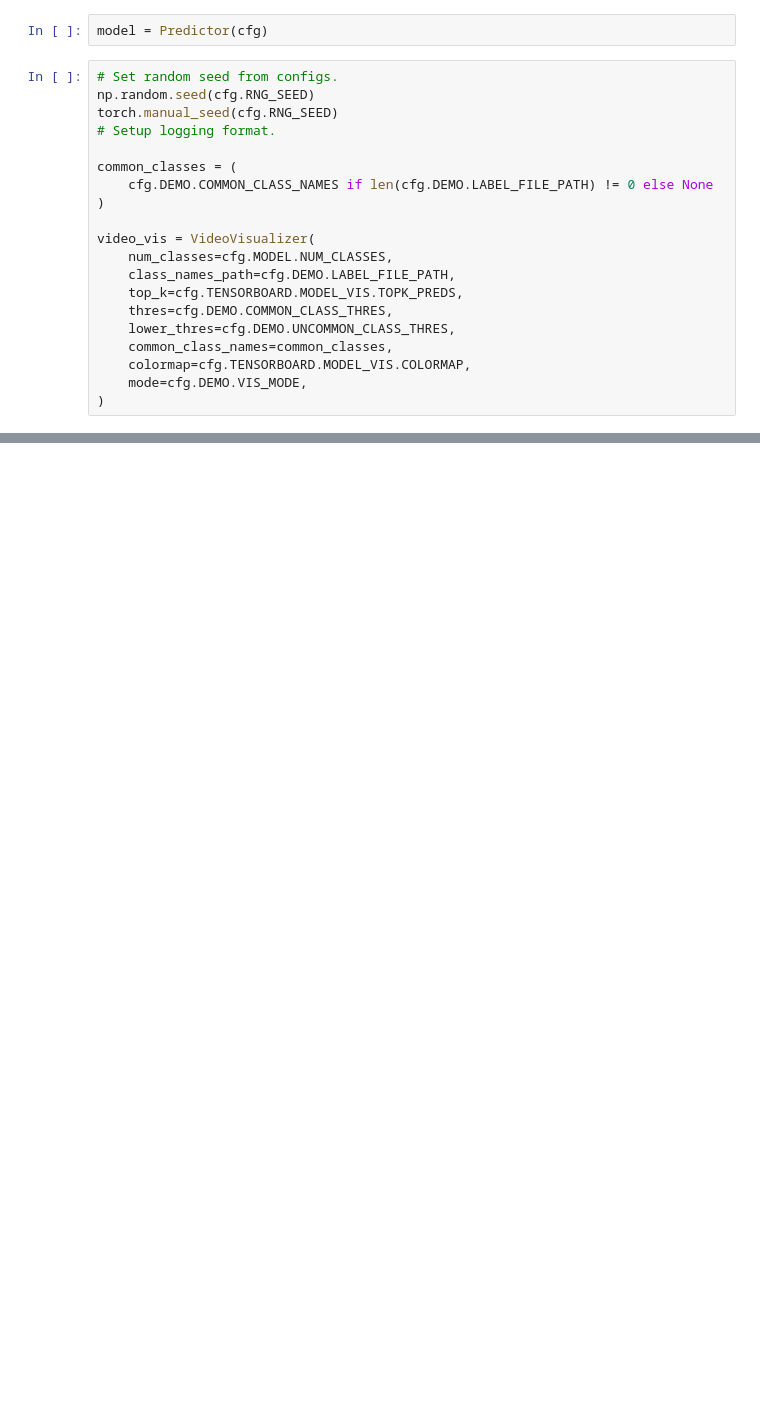
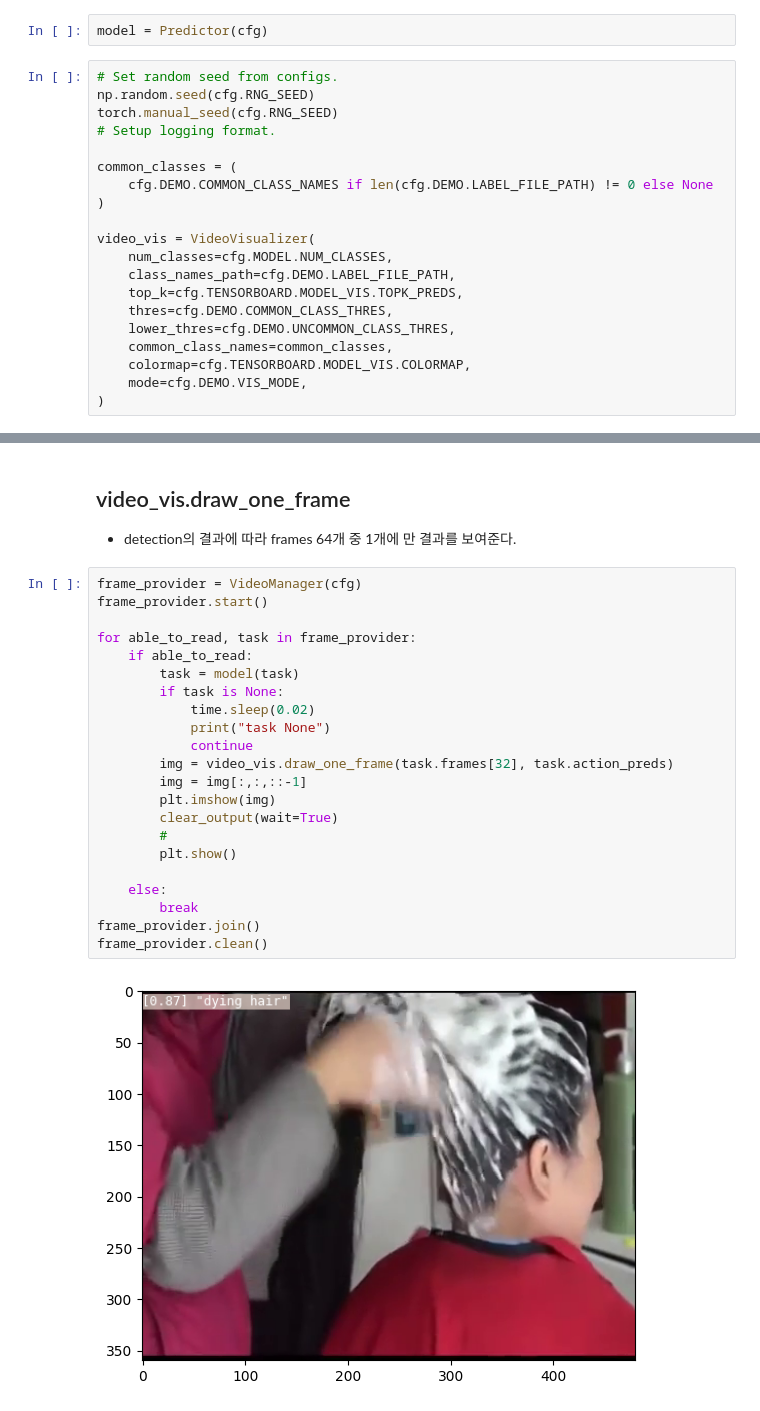
Before and after one commit to trackings-besthwang/SlowFast, a Jupyter notebook: demo/demo_k400.ipynb, the cells around one changed output, grey strips where cells are left out. Saved outputs shown, nothing was run; the diff lists cells and outputs as text; blank space fills up the shorter version.

```diff
--- a/demo/demo_k400.ipynb
+++ b/demo/demo_k400.ipynb
@@ -83,0 +95,27 @@ def display_frames(frames):
+# %% [markdown]
+## video_vis.draw_one_frame
+- detection의 결과에 따라 frames 64개 중 1개에 만 결과를 보여준다.
+# %%
+frame_provider = VideoManager(cfg)
+frame_provider.start()
+
+for able_to_read, task in frame_provider:
+    if able_to_read:
+        task = model(task)
+        if task is None:
+            time.sleep(0.02)
+            print("task None")
+            continue
+        img = video_vis.draw_one_frame(task.frames[32], task.action_preds)
+        img = img[:,:,::-1]
+        plt.imshow(img)
+        clear_output(wait=True)
+        #
+        plt.show()
+
+    else:
+        break
+frame_provider.join()
+frame_provider.clean()
+# %% [output]
+[figure, added]
```
Also changed, not shown: parts of 7 cells of this notebook, 3 other files.
